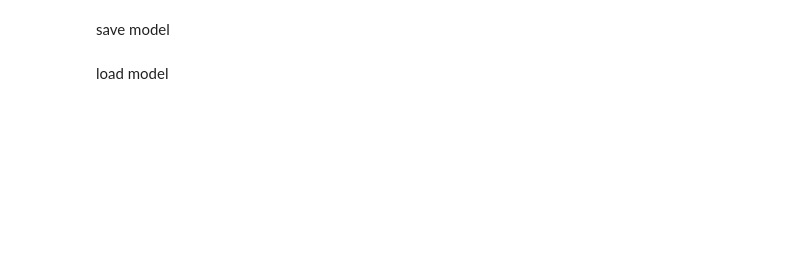
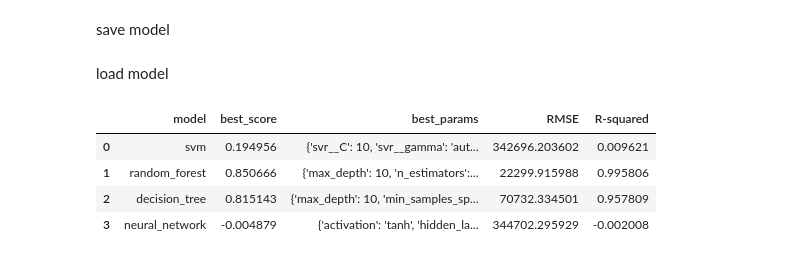
Before and after one commit to Egbetimmy/MSc-Project, a Jupyter notebook: permeability_model.ipynb, the cells around one changed output. Cells and saved outputs as stored; diff of their text form; code cells hidden in the pictures; blank space fills up the shorter version.

```diff
--- a/permeability_model.ipynb
+++ b/permeability_model.ipynb
@@ -365,3 +413,11 @@ load model
 # %%
 with open('model_pickle', 'rb') as file:
     mp = pickle.load(file)
+# %%
+df.head()
+# %% [output]
+|  | model | best_score | best_params | RMSE | R-squared |
+| 0 | svm | 0.194956 | {'svr__C': 10, 'svr__gamma': 'aut... | 342696.203602 | 0.009621 |
+| 1 | random_forest | 0.850666 | {'max_depth': 10, 'n_estimators':... | 22299.915988 | 0.995806 |
+| 2 | decision_tree | 0.815143 | {'max_depth': 10, 'min_samples_sp... | 70732.334501 | 0.957809 |
+| 3 | neural_network | -0.004879 | {'activation': 'tanh', 'hidden_la... | 344702.295929 | -0.002008 |
```
Also changed, not shown: parts of 12 cells of this notebook.
